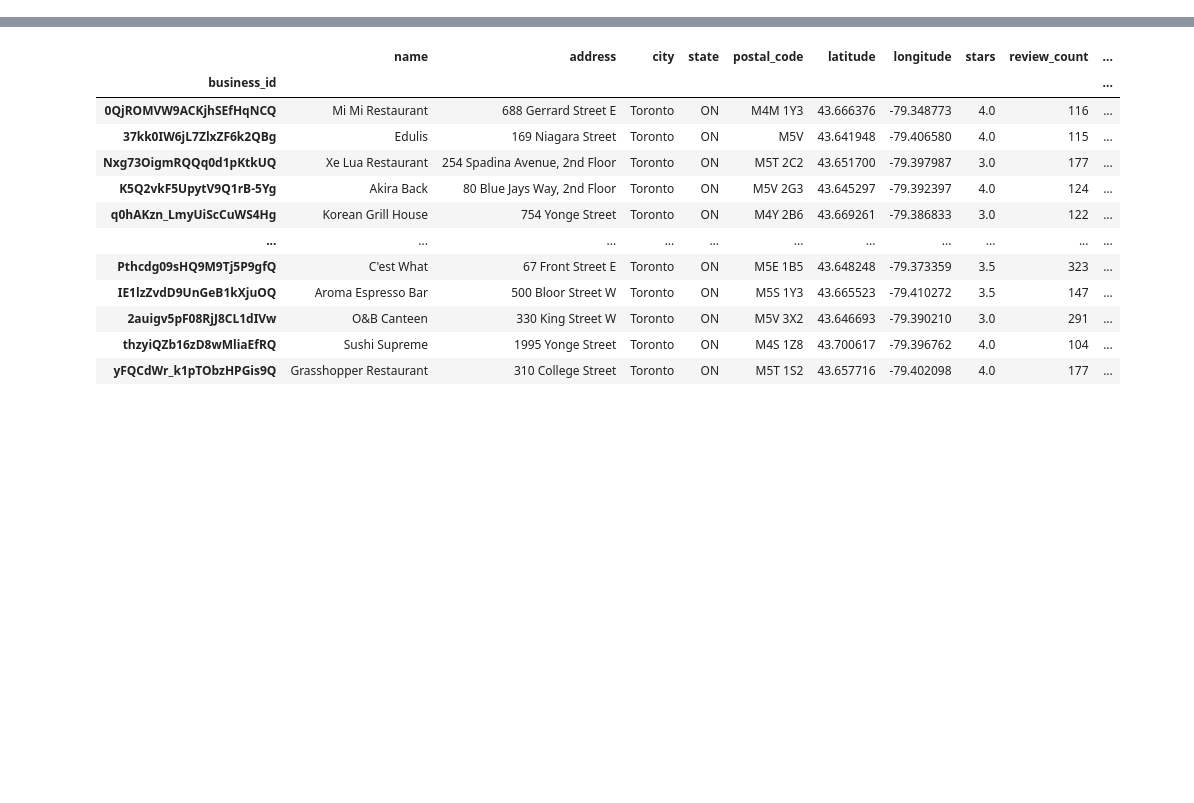
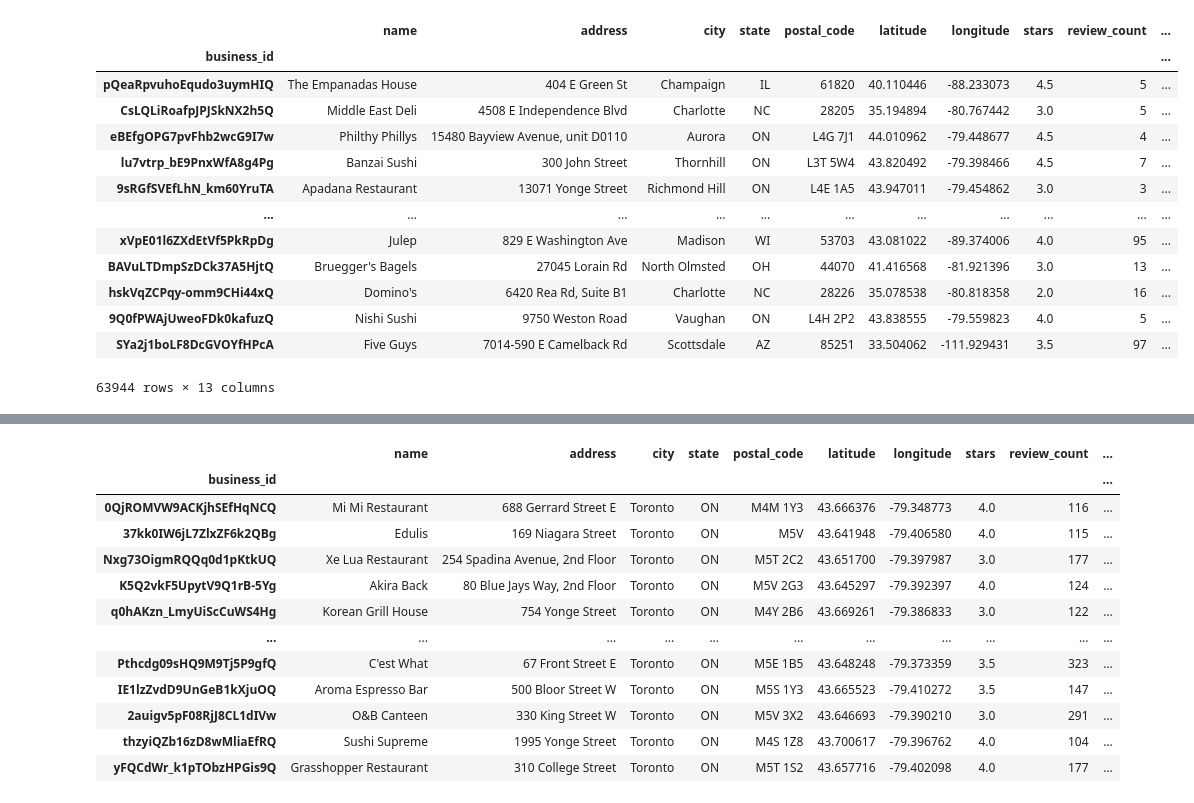
Before and after one commit to zipengliu/CorGIE, a Jupyter notebook: data/yelp/generate-graph.ipynb, the cells around one changed output, grey strips where cells are left out. Cells and saved outputs as stored; diff of their text form; code cells hidden in the pictures; blank space fills up the shorter version.

```diff
--- a/data/yelp/generate-graph.ipynb
+++ b/data/yelp/generate-graph.ipynb
@@ -19,3 +20,20 @@ busi_df = pd.DataFrame.from_records([b for b in parse_file(bussi_file)])
 # %%
 rest_df = busi_df[busi_df.apply(lambda row: isinstance(row['categories'], str) and 'Restaurants' in row['categories'], axis=1)]
 rest_df.set_index('business_id', inplace=True)
+# %%
+rest_df
+# %% [output]
+|  | name | address | city | state | postal_code | latitude | longitude | stars | review_count | ... |
+| business_id |  |  |  |  |  |  |  |  |  | ... |
+| pQeaRpvuhoEqudo3uymHIQ | The Empanadas House | 404 E Green St | Champaign | IL | 61820 | 40.110446 | -88.233073 | 4.5 | 5 | ... |
+| CsLQLiRoafpJPJSkNX2h5Q | Middle East Deli | 4508 E Independence Blvd | Charlotte | NC | 28205 | 35.194894 | -80.767442 | 3.0 | 5 | ... |
+| eBEfgOPG7pvFhb2wcG9I7w | Philthy Phillys | 15480 Bayview Avenue, unit D0110 | Aurora | ON | L4G 7J1 | 44.010962 | -79.448677 | 4.5 | 4 | ... |
+| lu7vtrp_bE9PnxWfA8g4Pg | Banzai Sushi | 300 John Street | Thornhill | ON | L3T 5W4 | 43.820492 | -79.398466 | 4.5 | 7 | ... |
+| 9sRGfSVEfLhN_km60YruTA | Apadana Restaurant | 13071 Yonge Street | Richmond Hill | ON | L4E 1A5 | 43.947011 | -79.454862 | 3.0 | 3 | ... |
+| ... | ... | ... | ... | ... | ... | ... | ... | ... | ... | ... |
+| xVpE01l6ZXdEtVf5PkRpDg | Julep | 829 E Washington Ave | Madison | WI | 53703 | 43.081022 | -89.374006 | 4.0 | 95 | ... |
+| BAVuLTDmpSzDCk37A5HjtQ | Bruegger's Bagels | 27045 Lorain Rd | North Olmsted | OH | 44070 | 41.416568 | -81.921396 | 3.0 | 13 | ... |
+| hskVqZCPqy-omm9CHi44xQ | Domino's | 6420 Rea Rd, Suite B1 | Charlotte | NC | 28226 | 35.078538 | -80.818358 | 2.0 | 16 | ... |
+| 9Q0fPWAjUweoFDk0kafuzQ | Nishi Sushi | 9750 Weston Road | Vaughan | ON | L4H 2P2 | 43.838555 | -79.559823 | 4.0 | 5 | ... |
+| SYa2j1boLF8DcGVOYfHPcA | Five Guys | 7014-590 E Camelback Rd | Scottsdale | AZ | 85251 | 33.504062 | -111.929431 | 3.5 | 97 | ... |
+63944 rows × 13 columns
```
Also changed, not shown: parts of 11 cells of this notebook, 39 other files.
